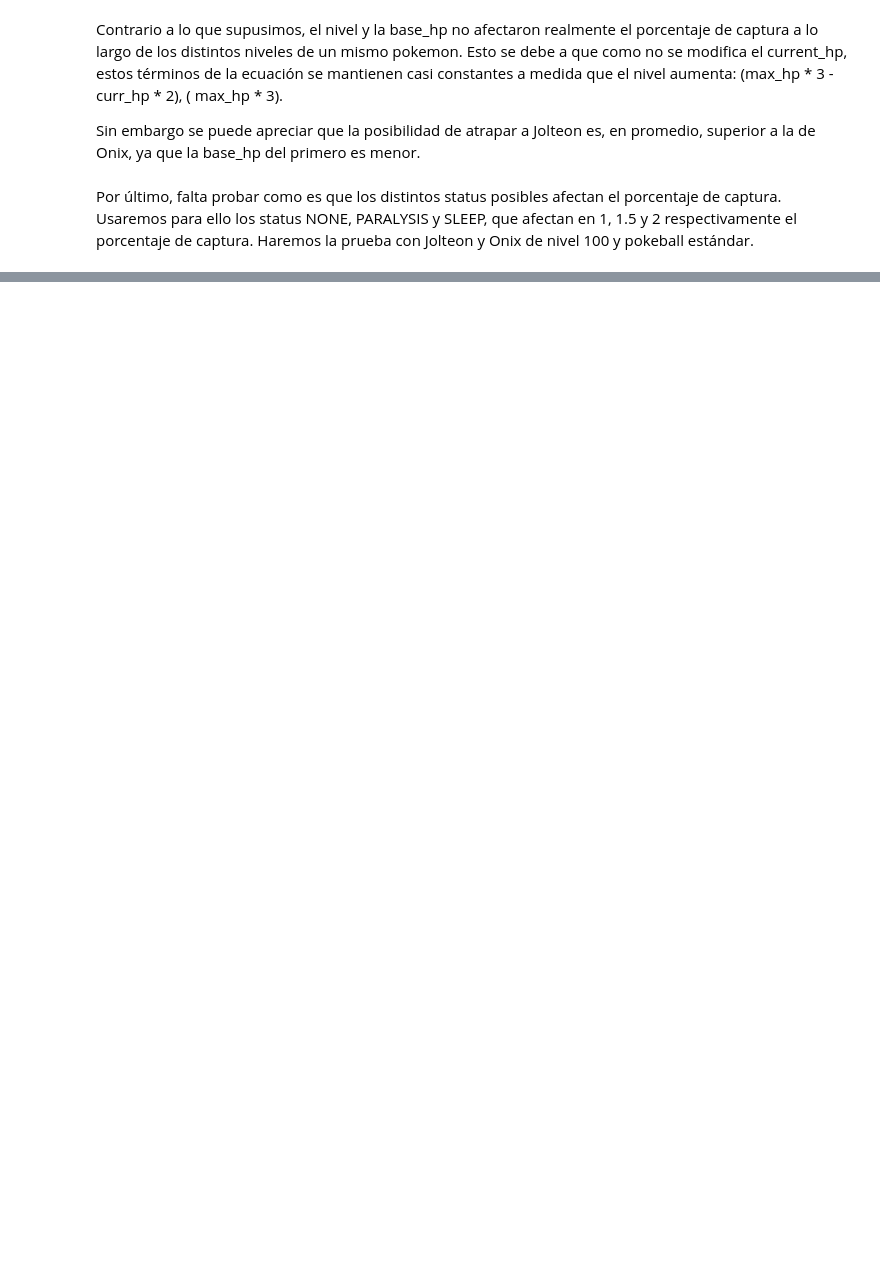
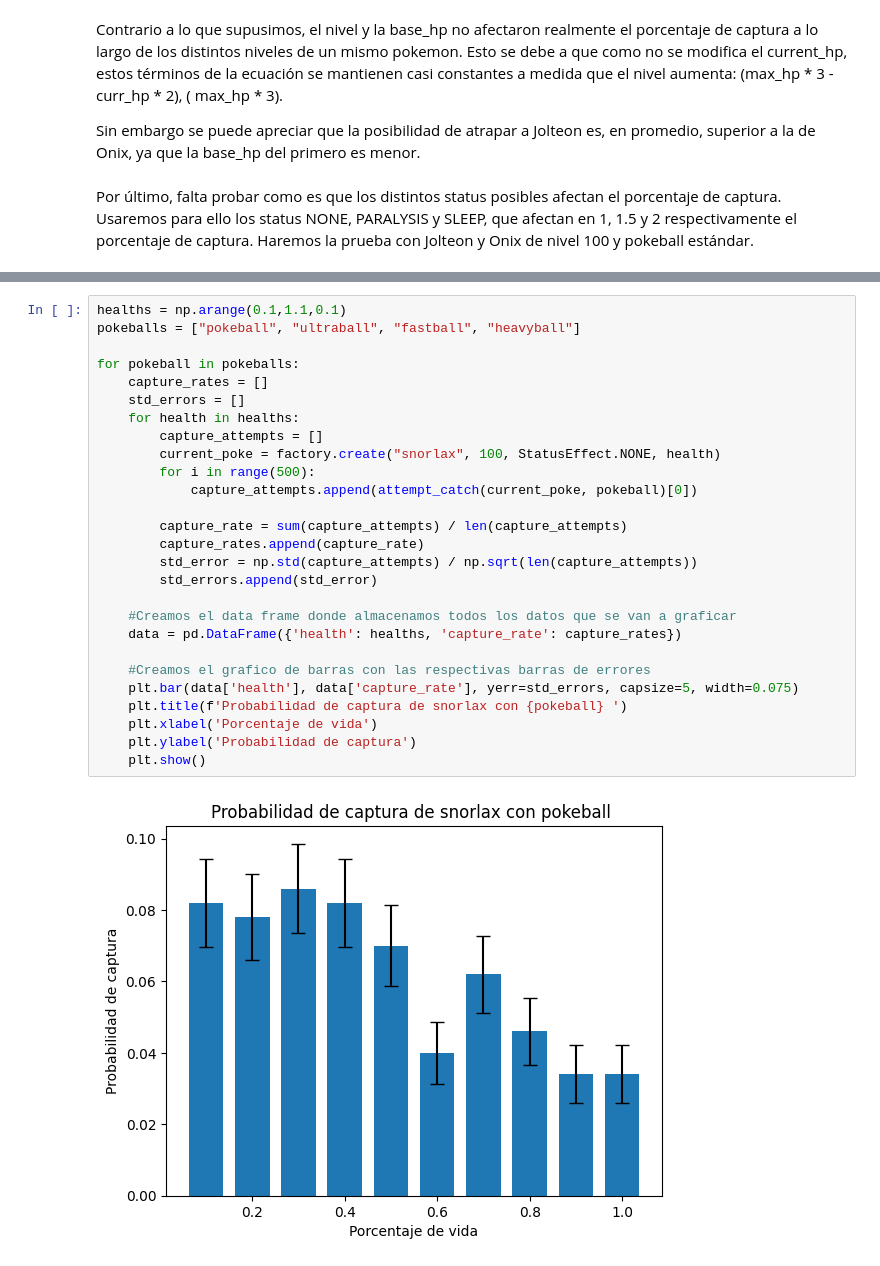
Before and after one commit to lukyferreiro/TPs-SIA, a Jupyter notebook: TP0/Ejercicio2.ipynb, the cells around one changed output, grey strips where cells are left out. Saved outputs shown, nothing was run; the diff lists cells and outputs as text; blank space fills up the shorter version.

```diff
--- a/TP0/Ejercicio2.ipynb
+++ b/TP0/Ejercicio2.ipynb
@@ -139,0 +141,29 @@ TypeError: the dtypes of parameters x (object) and width (int32) are incompatibl
+# %%
+healths = np.arange(0.1,1.1,0.1)
+pokeballs = ["pokeball", "ultraball", "fastball", "heavyball"]
+
+for pokeball in pokeballs:
+    capture_rates = []
+    std_errors = []
+    for health in healths:
+        capture_attempts = []
+        current_poke = factory.create("snorlax", 100, StatusEffect.NONE, health)
+        for i in range(500):
+            capture_attempts.append(attempt_catch(current_poke, pokeball)[0])
+
+        capture_rate = sum(capture_attempts) / len(capture_attempts)
+        capture_rates.append(capture_rate)
+        std_error = np.std(capture_attempts) / np.sqrt(len(capture_attempts))
+        std_errors.append(std_error)
+
+    #Creamos el data frame donde almacenamos todos los datos que se van a graficar
+    data = pd.DataFrame({'health': healths, 'capture_rate': capture_rates})
+
+    #Creamos el grafico de barras con las respectivas barras de errores
+    plt.bar(data['health'], data['capture_rate'], yerr=std_errors, capsize=5, width=0.075)
+    plt.title(f'Probabilidad de captura de snorlax con {pokeball} ')
+    plt.xlabel('Porcentaje de vida')
+    plt.ylabel('Probabilidad de captura')
+    plt.show()
+# %% [output]
+[figure, added]
```
Also changed, not shown: parts of 7 cells of this notebook.
